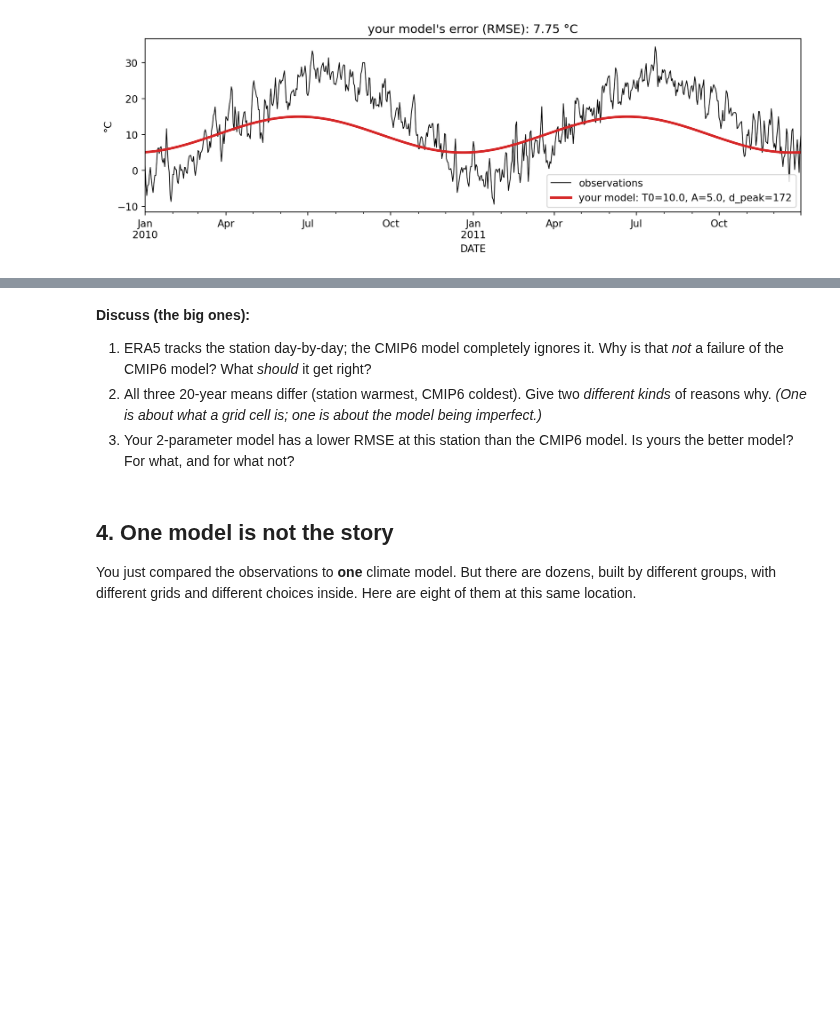
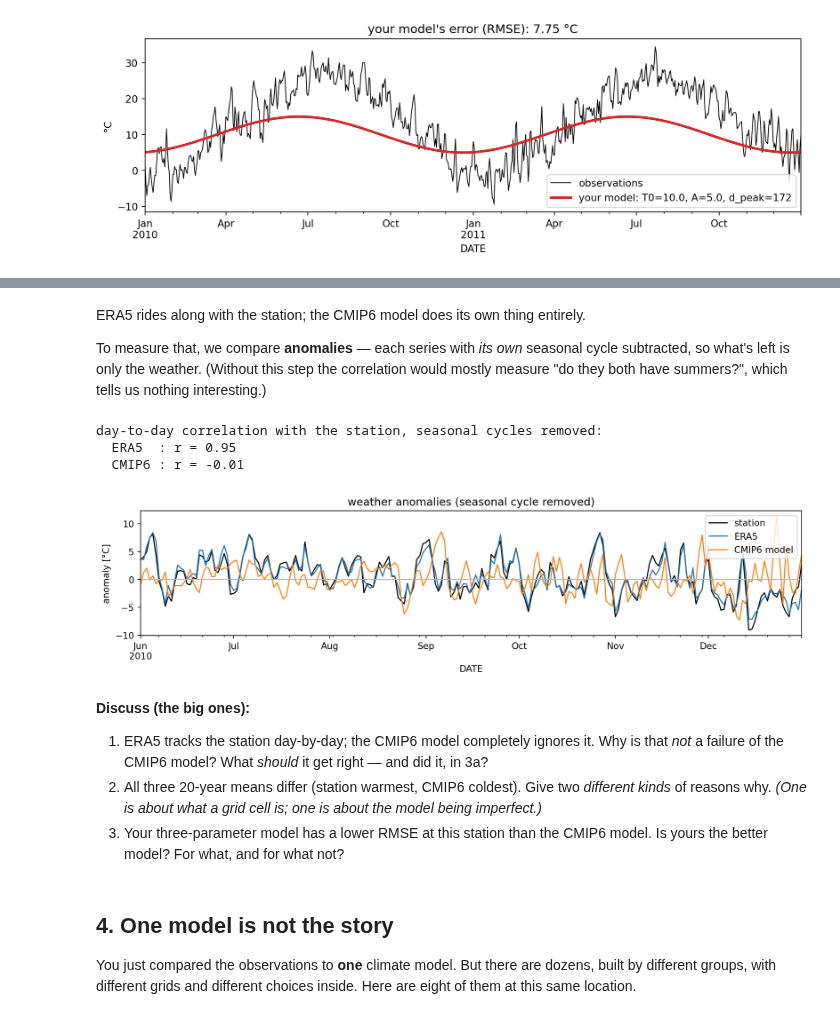
Before and after one commit to dhruvbalwada/intro-climate-modeling-fall2026, a Jupyter notebook: labs/lab0c_nyc_climate.ipynb, the cells around one changed output, grey strips where cells are left out. Drawn from its saved outputs; the diff is of its cells as text; code cells hidden in the pictures; blank space fills up the shorter version.

```diff
--- a/labs/lab0c_nyc_climate.ipynb
+++ b/labs/lab0c_nyc_climate.ipynb
@@ -145,9 +167,33 @@ day-to-day correlation with the station (seasonal cycles removed):
+# %% [markdown]
+ERA5 rides along with the station; the CMIP6 model does its own thing entirely.
+
+To measure that, we compare **anomalies** — each series with *its own* seasonal cycle subtracted, so what's left is only the weather. (Without this step the correlation would mostly measure "do they both have summers?", which tells us nothing interesting.)
+# %%
+# each series minus its own seasonal cycle -> weather anomalies
+anom = df.apply(lambda c: c - c.groupby(doyg).transform("mean"))
+
+fig, ax = plt.subplots(figsize=(11, 3))
+for c, col, lab in [("t_obs", "k", "station"), ("t_era5", "tab:blue", "ERA5"),
+                    ("t_cmip6", "tab:orange", "CMIP6 model")]:
+    anom[c]["2010-06":"2010-12"].plot(ax=ax, lw=1.2, color=col, label=lab)
+ax.axhline(0, color="0.7", lw=0.8)
+ax.set_ylabel("anomaly [°C]"); ax.legend(); ax.set_title("weather anomalies (seasonal cycle removed)")
+plt.tight_layout()
+
+print("day-to-day correlation with the station, seasonal cycles removed:")
+print(f"  ERA5  : r = {anom['t_obs'].corr(anom['t_era5']):.2f}")
+print(f"  CMIP6 : r = {anom['t_obs'].corr(anom['t_cmip6']):.2f}")
+# %% [output]
+day-to-day correlation with the station, seasonal cycles removed:
+  ERA5  : r = 0.95
+  CMIP6 : r = -0.01
+[figure, added]
 # %% [markdown]
 **Discuss (the big ones):**
 
-1. ERA5 tracks the station day-by-day; the CMIP6 model completely ignores it. Why is that *not* a failure of the CMIP6 model? What *should* it get right?
+1. ERA5 tracks the station day-by-day; the CMIP6 model completely ignores it. Why is that *not* a failure of the CMIP6 model? What *should* it get right — and did it, in 3a?
 2. All three 20-year means differ (station warmest, CMIP6 coldest). Give two *different kinds* of reasons why. *(One is about what a grid cell is; one is about the model being imperfect.)*
-3. Your 2-parameter model has a lower RMSE at this station than the CMIP6 model. Is yours the better model? For what, and for what not?
+3. Your three-parameter model has a lower RMSE at this station than the CMIP6 model. Is yours the better model? For what, and for what not?
 # %% [markdown]
 ## 4. One model is not the story
 
```
Also changed, not shown: parts of 8 cells of this notebook, 5 other files.
